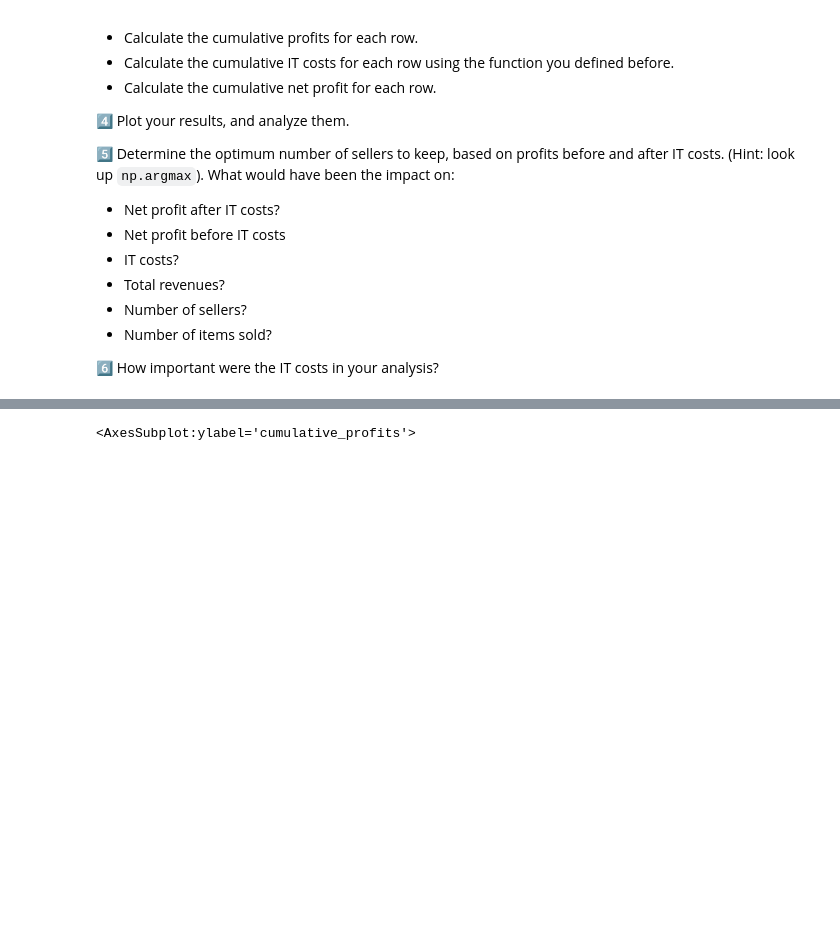
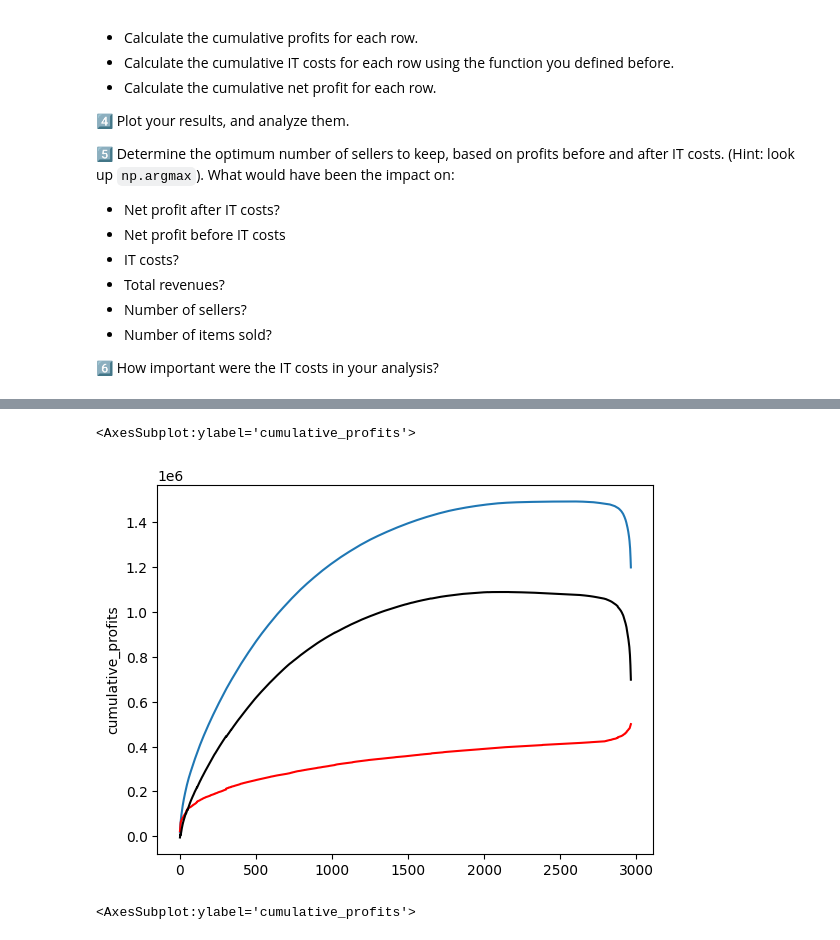
Before and after one commit to Rafikirs/data-recap_ceo_request, a Jupyter notebook: ceo_request.ipynb, the cells around one changed output, grey strips where cells are left out. Cells and saved outputs as stored; diff of their text form; code cells hidden in the pictures; blank space fills up the shorter version.

```diff
--- a/ceo_request.ipynb
+++ b/ceo_request.ipynb
@@ -181,0 +223,7 @@ def IT_costs(n_sellers, n_items):
+# %%
+sellers_data['Subscription_Fee'] = 80
+# %%
+# Determine the 10% highest review costs
+review_cost_threshold = sellers_data['cost_of_reviews'].quantile(0.9)
+lowest_10_percent = sellers_data[sellers_data['cost_of_reviews'] >= review_cost_threshold]
+lowest_10_percent
@@ -182 +244,5 @@ def IT_costs(n_sellers, n_items):
+# %%
+# Apply a 10% penalty for these sellers
+sellers_data['Adjusted_Subscription'] = sellers_data['Subscription_Fee']
+sellers_data.loc[lowest_10_percent.index, 'Adjusted_Subscription'] *= 1.10
 # %%
@@ -236,0 +301,7 @@ sellers_data
+# %%
+sns.lineplot(x=sellers_data.index, y=sellers_data['cumulative_profits'])
+sns.lineplot(x=sellers_data.index, y=sellers_data['cumulative_IT_costs'], color='red')
+sns.lineplot(x=sellers_data.index, y=sellers_data['cumulative_net_profits'], color='black')
+# %% [output]
+<AxesSubplot:ylabel='cumulative_profits'>
+[figure, added]
```
Also changed, not shown: parts of 49 cells of this notebook.
